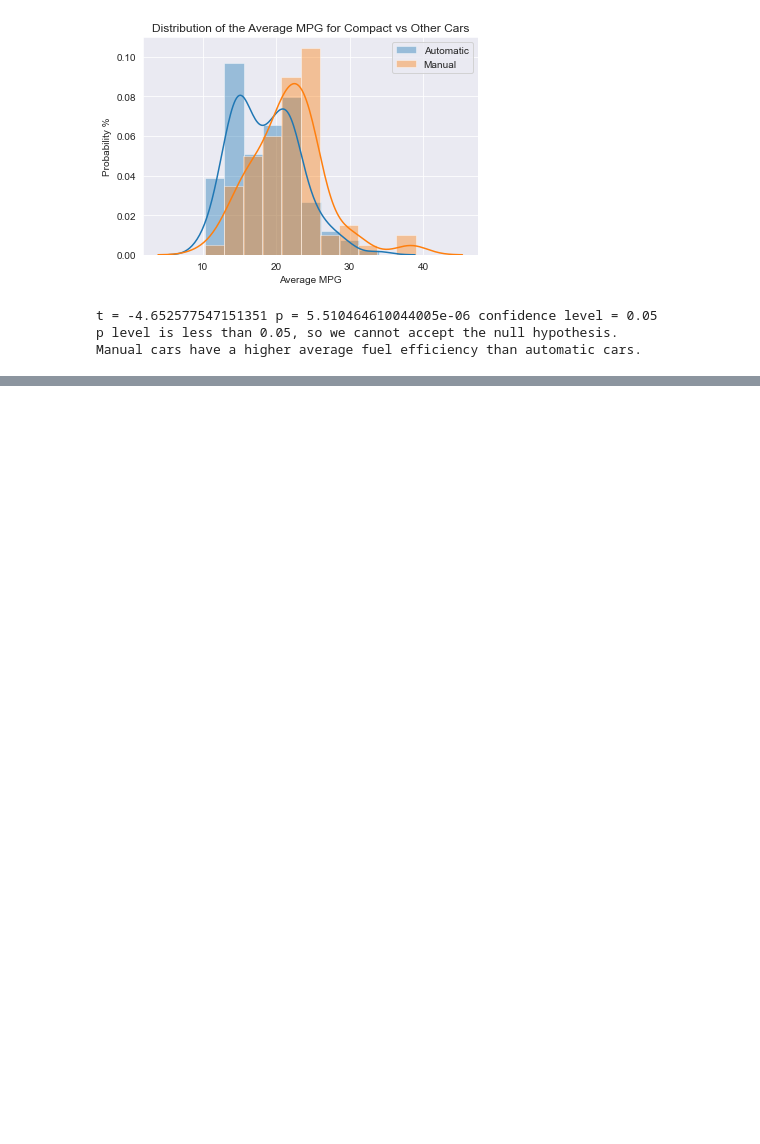
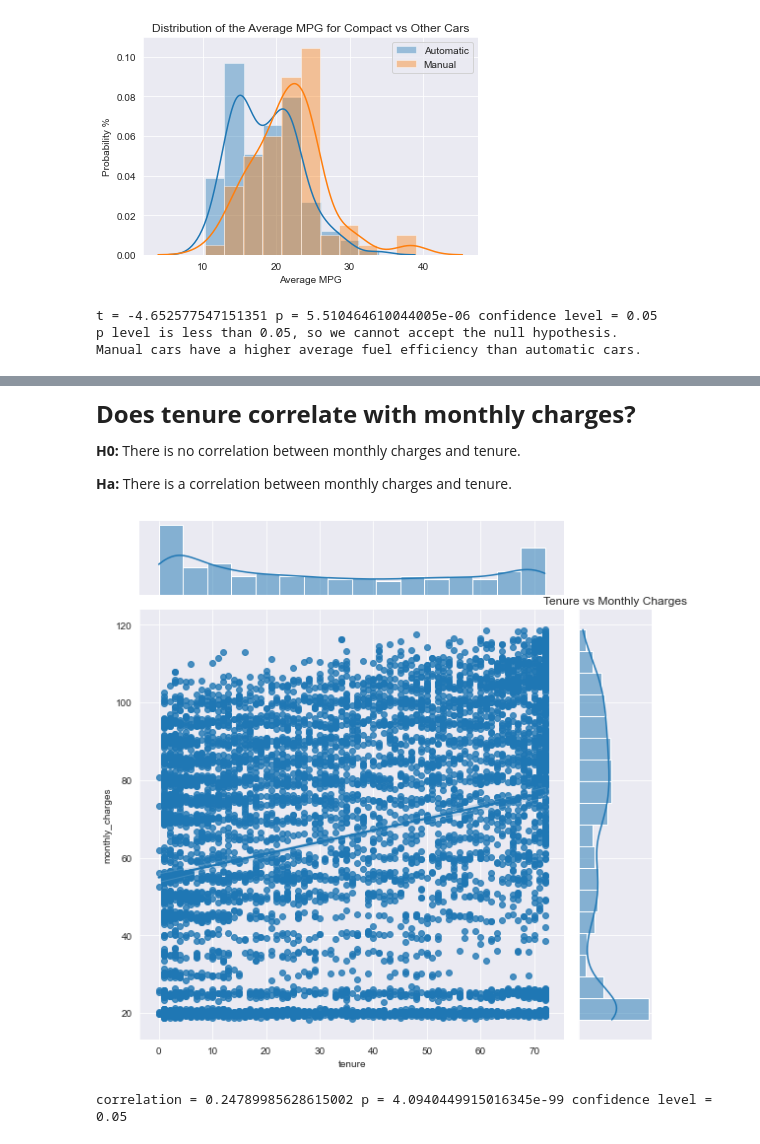
Before and after one commit to craigcalzado/statistics-exercises, a Jupyter notebook: hypothesis_testing.ipynb, the cells around one changed output, grey strips where cells are left out. Cells and saved outputs as stored; diff of their text form; code cells hidden in the pictures; blank space fills up the shorter version.

Commit message:
Status: "Inprogress Correlation"

```diff
--- a/hypothesis_testing.ipynb
+++ b/hypothesis_testing.ipynb
@@ -293,3 +293,21 @@ print('Manual cars have a higher average fuel efficiency than automatic cars.')
 t = -4.652577547151351 p = 5.510464610044005e-06 confidence level = 0.05
 p level is less than 0.05, so we cannot accept the null hypothesis.
 Manual cars have a higher average fuel efficiency than automatic cars.
+# %%
+# Use the telco_churn data.
+from env import user, password, host
+data = 'telco_churn'
+def access_db_url(user, password, host, data):
+    url = f'mysql+pymysql://{user}:{password}@{host}/{data}'
+    return url
+# %%
+url = access_db_url(user, password, host, data)
+
+df = pd.read_sql("""
+                                SELECT *
+                                FROM customers c
+                                JOIN payment_types pt USING (payment_type_id)
+                                JOIN internet_service_types ct USING (internet_service_type_id)
+                                JOIN contract_types ist USING (contract_type_id)
+                            """, url)
+df.head()
@@ -295,0 +344,23 @@ Manual cars have a higher average fuel efficiency than automatic cars.
+# %% [markdown]
+__<font size=5>Does tenure correlate with monthly charges?</font>__
+
+__H0:__ There is no correlation between monthly charges and tenure.
+
+__Ha:__ There is a correlation between monthly charges and tenure.
+# %%
+alpha = 0.05 # 95% confidence interval
+
+# created a visualization tenure vs monthly charges
+sns.set_style("darkgrid")
+sns.jointplot(x='tenure', y='monthly_charges', data=df, kind='reg', height=8)
+plt.xlabel("Tenure")
+plt.ylabel("Monthly Charges")
+plt.title("Tenure vs Monthly Charges")
+plt.show()
+# %% [output]
+[figure, added]
+# %%
+corr_mc, p = stats.pearsonr(df['tenure'], df['monthly_charges'])
+print('correlation =', corr_mc, 'p =', p, 'confidence level =', alpha)
+# %% [output]
+correlation = 0.24789985628615002 p = 4.0940449915016345e-99 confidence level = 0.05
```
Also changed, not shown: parts of 7 cells of this notebook.
